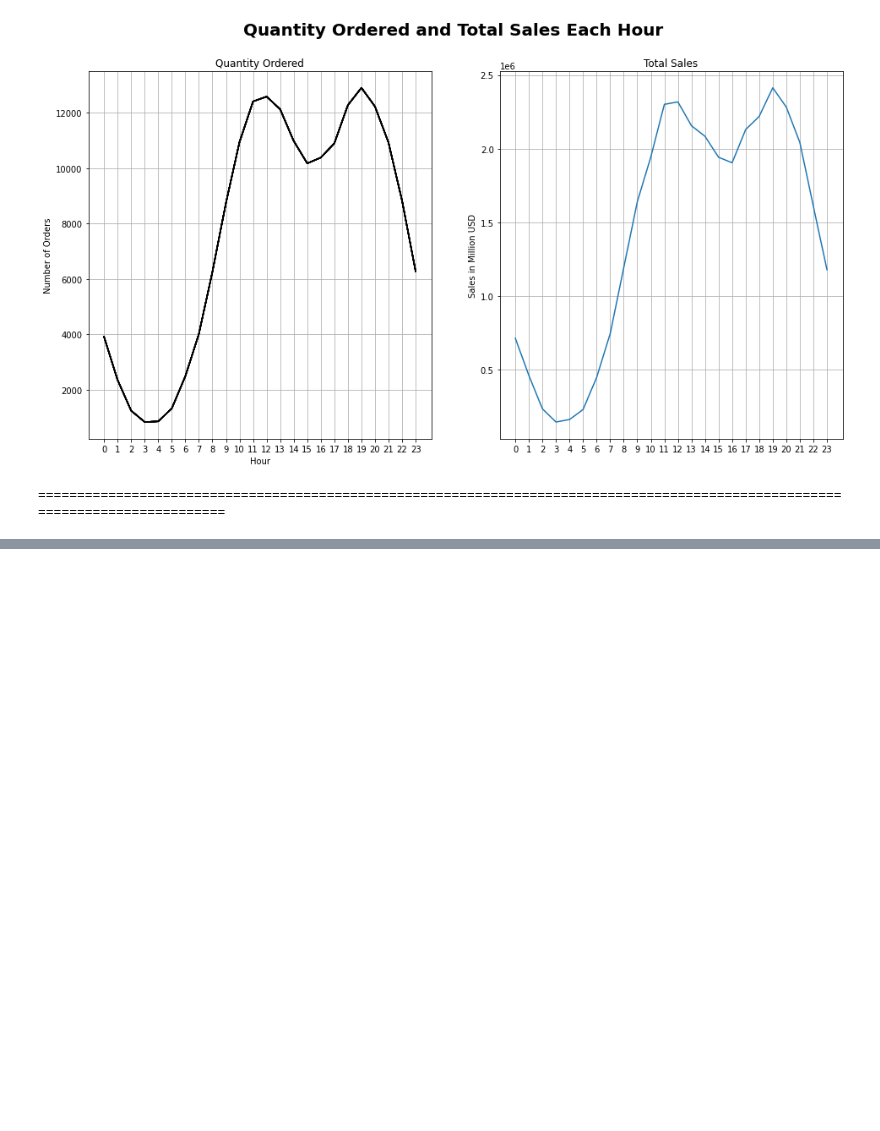
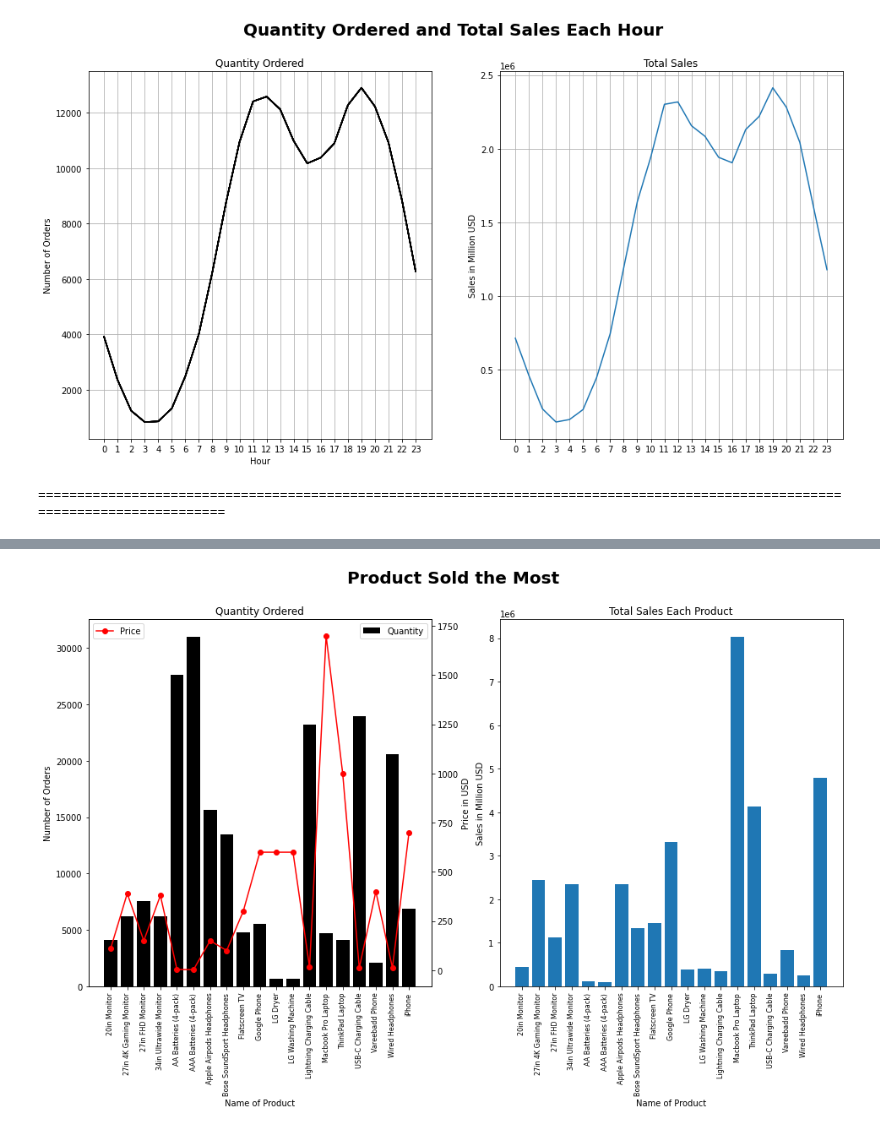
Before and after one commit to hafizadit/Learn-Pandas-Data-Science-, a Jupyter notebook: analisis.ipynb, the cells around one changed output, grey strips where cells are left out. Cells and saved outputs as stored; diff of their text form; code cells hidden in the pictures; blank space fills up the shorter version.

```diff
--- a/analisis.ipynb
+++ b/analisis.ipynb
@@ -225,0 +322,14 @@ print("="*127)
+# %%
+most = all.groupby("Product").sum()
+most = most[["Quantity Ordered","Sales"]]
+
+prod = []
+quant = []
+sum_sales = []
+
+for i, v in most.iterrows():
+    prod.append(i)
+    quant.append(v["Quantity Ordered"])
+    sum_sales.append(v["Sales"])
+
+most
@@ -225,0 +355,6 @@ print("="*127)
+# %%
+price = all.groupby("Product").mean()
+prices = []
+for i,v in price.iterrows():
+    prices.append(v["Price Each"])
+prices
@@ -225,0 +381,28 @@ print("="*127)
+# %%
+fig, (ax1, ax2) = plt.subplots(1, 2,figsize=(16,8))
+
+fig.suptitle("Product Sold the Most", fontsize=20, fontweight='bold')
+
+ax1_1 = ax1.twinx()
+
+ax1.bar(prod, quant,color="black",label="Quantity")
+ax1.set_xticks(prod)
+ax1_1.plot(prod,prices,"o-",color="red",label="Price")
+ax1.set_xticklabels(prod,rotation=90,size=8)
+ax1.set_title("Quantity Ordered")
+ax1.set_xlabel("Name of Product")
+ax1.set_ylabel("Number of Orders")
+ax1_1.set_ylabel("Price in USD")
+ax1.legend(loc=0)
+ax1_1.legend(loc=2)
+
+ax2.bar(prod, sum_sales)
+ax2.set_xticks(prod)
+ax2.set_xticklabels(prod,rotation=90,size=8)
+ax2.set_title("Total Sales Each Product")
+ax2.set_xlabel("Name of Product")
+ax2.set_ylabel("Sales in Million USD")
+
+plt.show()
+# %% [output]
+[figure, added]
```
Also changed, not shown: parts of 9 cells of this notebook.
